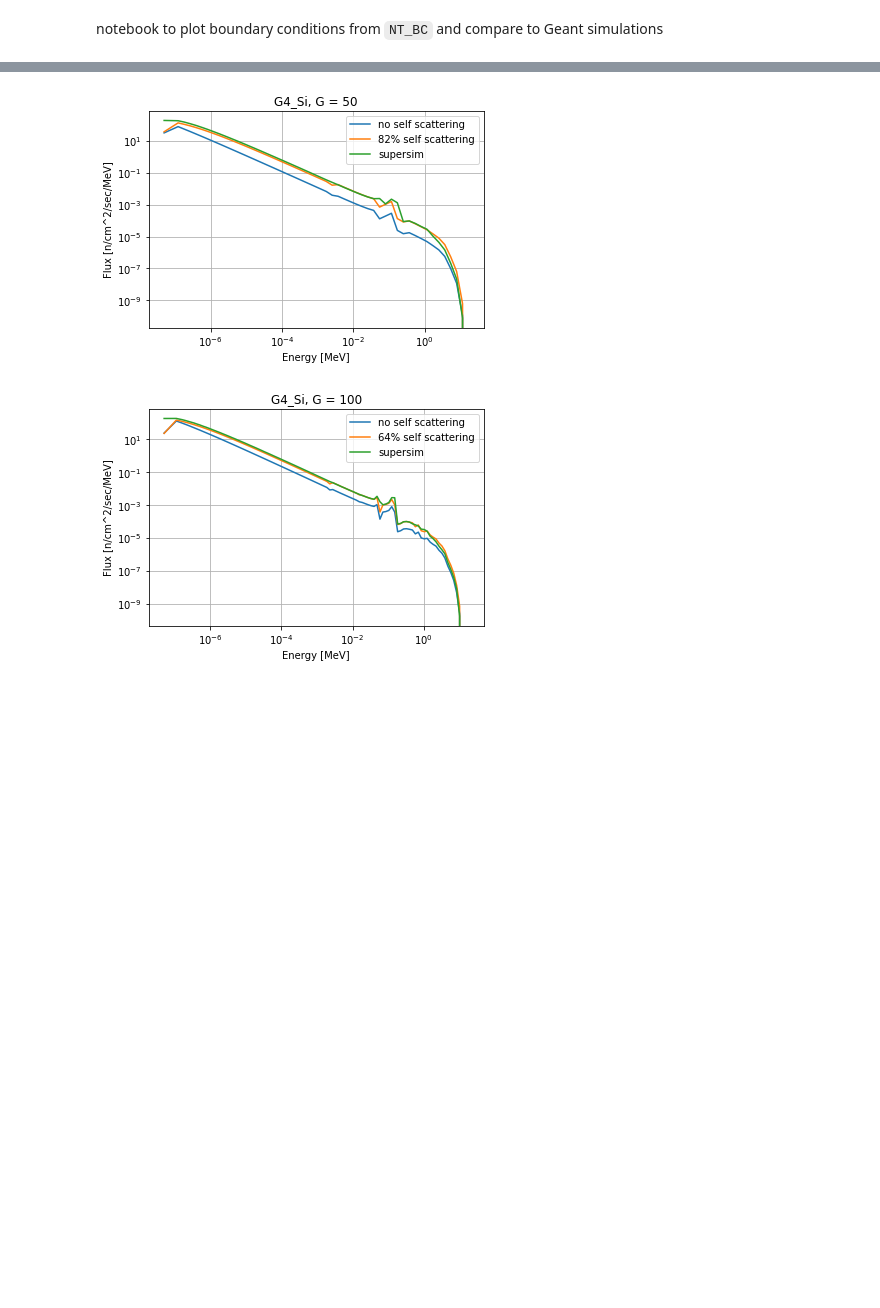
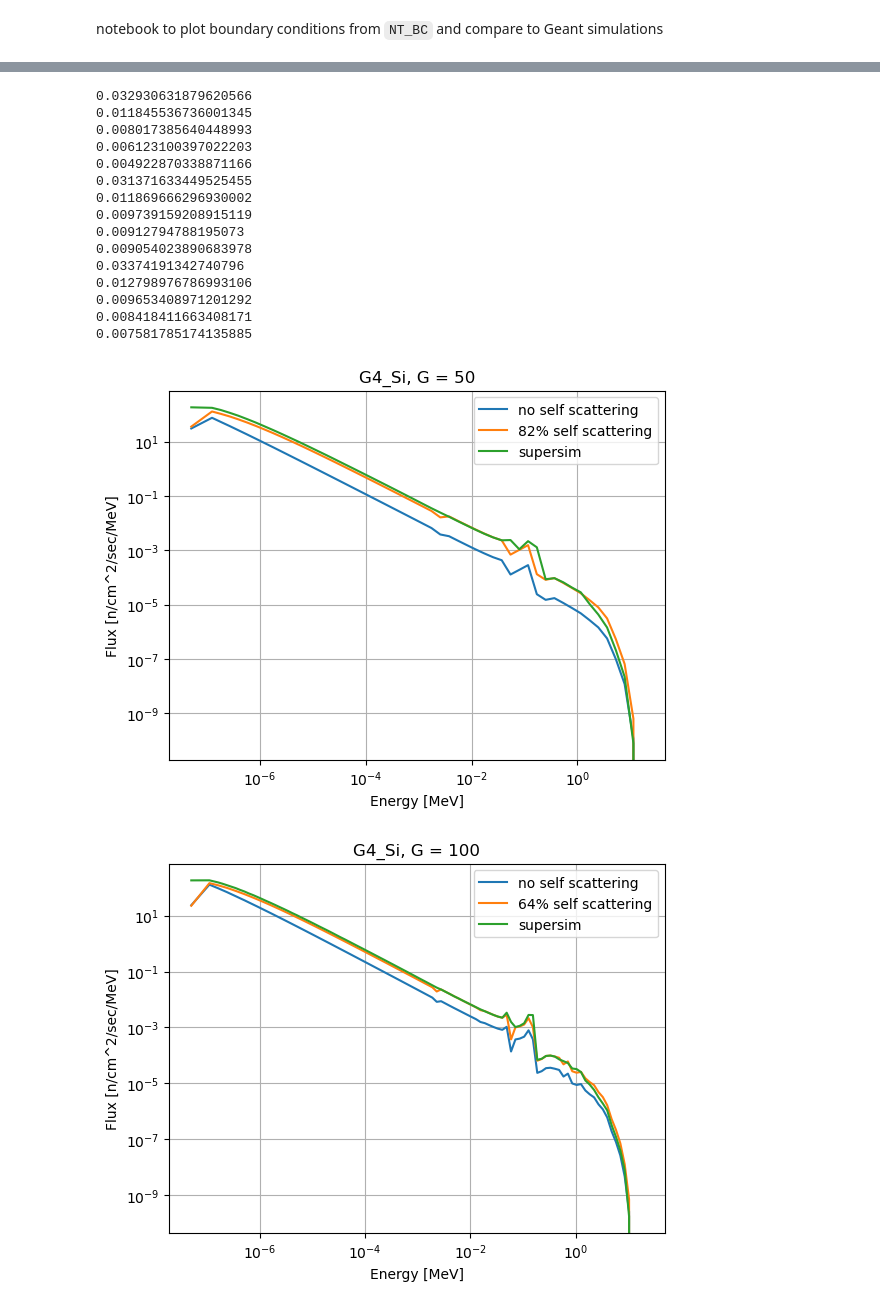
Before and after one commit to villano-lab/ntransporter, a Jupyter notebook: boundary_conditions/plotting_bc.ipynb, the cells around one changed output, grey strips where cells are left out. Saved outputs shown, nothing was run; the diff lists cells and outputs as text; code cells hidden in the pictures; blank space fills up the shorter version.

```diff
--- a/boundary_conditions/plotting_bc.ipynb
+++ b/boundary_conditions/plotting_bc.ipynb
@@ -15,9 +27,9 @@ def plottable_spectrum(X, Y):
 EG = 0.1
 E0 = 2e7
 # %%
-for mat in ['Norite', 'G4_Si']:
+for mat in ['Norite', 'G4_Si', 'G4_Pb']:
 
-    mat_str_add = '_Si' if mat == 'G4_Si' else ''
+    mat_str_add = '' if mat == 'Norite' else mat[2:]
 
     ss_data_file = 'data/SuperSim_estimates/phi_calcs' + mat_str_add + '_150.dat'
     ss_dat = pd.read_csv(ss_data_file, sep = ' ', index_col = 0, names = ['Eg','phig', 'dphig'])
@@ -55,7 +68,7 @@ for mat in ['Norite', 'G4_Si']:
 # %%
 # compare flux and emission strength (group source/group total cross section)
 
-for mat, G in [('G4_Si', 100), ('Norite', 100)]:
+for mat, G in [('G4_Si', 100), ('Norite', 100), ('G4_Pb', 100)]:
 
     XS = pd.read_csv(f'../cross_sections/data/V1/data_{mat}_{G}_20_xs.dat', sep = ' ', index_col = 0, names = ['Eg', 'x_s', 'xt'])
     Src = pd.read_csv(f'../sources/data/V1/data_{mat}_{G}_Sg.dat', sep = ' ', index_col = 0, names = ['Eg','Sg'])
@@ -100,11 +128,11 @@ plt.figure()
 plt.loglog()
 plt.grid()
 
-for mat in ['Norite', 'G4_Si']:
+for mat in ['Norite', 'G4_Si', 'G4_Pb']:
 
     for G in (150, 200, 250):
 
-        mat_str_add = '_Si' if mat == 'G4_Si' else ''
+        mat_str_add = '' if mat == 'Norite' else mat[2:]
 
         ss_data_file = 'data/SuperSim_estimates/phi_calcs' + mat_str_add + f'_{G}.dat'
         ss_dat = pd.read_csv(ss_data_file, sep = ' ', index_col = 0, names = ['Eg','phig', 'dphig'])
@@ -124,4 +152,8 @@ Text(0.5, 1.0, 'Relative uncertainty in Supersim flux')
 # %%
+A_vals = {'G4_Si': 28,
+          'Norite': 20.86,
+          'G4_Pb': 207}
+
 def calc_bc(xs, xt, Sg):
     phi = np.zeros(xs.shape)
     for g in range(1, len(phi)):
@@ -143,12 +175,15 @@ def get_q(a, b):
 
     return num/(num+denom)
 # %%
-Gs= {'Norite': (50, 100, 150),
-     'G4_Si': (50, 100, 150, 200, 250)}
+Gs= {'Norite': (50, 100, 150, 200, 250),
+     'G4_Si': (50, 100, 150, 200, 250),
+     'G4_Pb': (50, 100, 150, 200, 250)}
 
-for mat in ('G4_Si', 'Norite'):
+total_fluxes = pd.DataFrame([(key, entry) for key in Gs for entry in Gs[key]], columns = ('mat','G'))
 
-    A = 28 if mat == 'G4_Si' else 20.86
+for mat in ('G4_Si', 'G4_Pb', 'Norite'):
+
+    A = A_vals[mat]
     alpha = ((A-1)/(A+1))**2
 
     for G in Gs[mat]:
@@ -164,33 +199,60 @@ for mat in ('G4_Si', 'Norite'):
         Eg = BC.Eg.values
         Es = (Eg[1:] + Eg[:-1])/2
         dE = abs(Eg[1:] - Eg[:-1])
 
         xs = XS.x_s.values
         xt = XS.x_t.values
         Sg = Src.Sg.values
         Eg = XS.Eg.values
         phig = BC.phig.values
 
 
         plt.figure()
         plt.grid()
         plt.loglog()
         plt.xlabel('Energy [MeV]')
         plt.ylabel('Flux [n/cm^2/sec/MeV]')
         plt.title(f'{mat}, G = {G}')
 
         phi2 = calc_bc((1-q)*xs, xt - q*xs, Sg)
 
-        ss_data_file = 'data/SuperSim_estimates/phi_calcs' + ('_Si' if mat == 'G4_Si' else '') + f'_{G}.dat'
+
+
+        ss_data_file = 'data/SuperSim_estimates/phi_calcs' + ('' if mat == 'Norite' else mat[2:]) + f'_{G}.dat'
         ss_dat = pd.read_csv(ss_data_file, sep = ' ', index_col = 0, names = ['Eg','phig', 'dphig'])
         Eg_s = ss_dat.Eg.values
         phig_s = ss_dat.phig.values
 
         plt.plot(*plottable_spectrum(Eg, phig), label = 'no self scattering')
         plt.plot(*plottable_spectrum(Eg, phi2), label = f'{100*q:.0f}% self scattering')
         plt.plot(*plottable_spectrum(Eg_s, phig_s), label = 'supersim')
 
         plt.legend()
+
+        i = (total_fluxes['mat'] == mat) & (total_fluxes['G'] == G)
+        total_fluxes.at[i, 'no_ss'] = trap_plottable(Eg, phig)
+        total_fluxes.at[i, 'w_ss'] = trap_plottable(Eg, phi2)
+        total_fluxes.at[i, 'supersim'] = trap_plottable(Eg_s, phig_s)
+        total_fluxes.at[i, 'supersim_uncertainty'] = trap_plottable(Eg_s, ss_dat.dphig.values)
+
+        f1 = trap_plottable(Eg, phig)
+        f2 = trap_plottable_old(Eg, phig)
+        print((f2 - f1)/f1)
 # %% [output]
+0.032930631879620566
+0.011845536736001345
+0.008017385640448993
+0.006123100397022203
+0.004922870338871166
+0.031371633449525455
+0.011869666296930002
+0.009739159208915119
+0.00912794788195073
+0.009054023890683978
+0.03374191342740796
+0.012798976786993106
+0.009653408971201292
+0.008418411663408171
+0.007581785174135885
-[figure, old version]
+[figure, new version]
-[figure, old version]
+[figure, new version]
```
Also changed, not shown: parts of 11 cells of this notebook.
